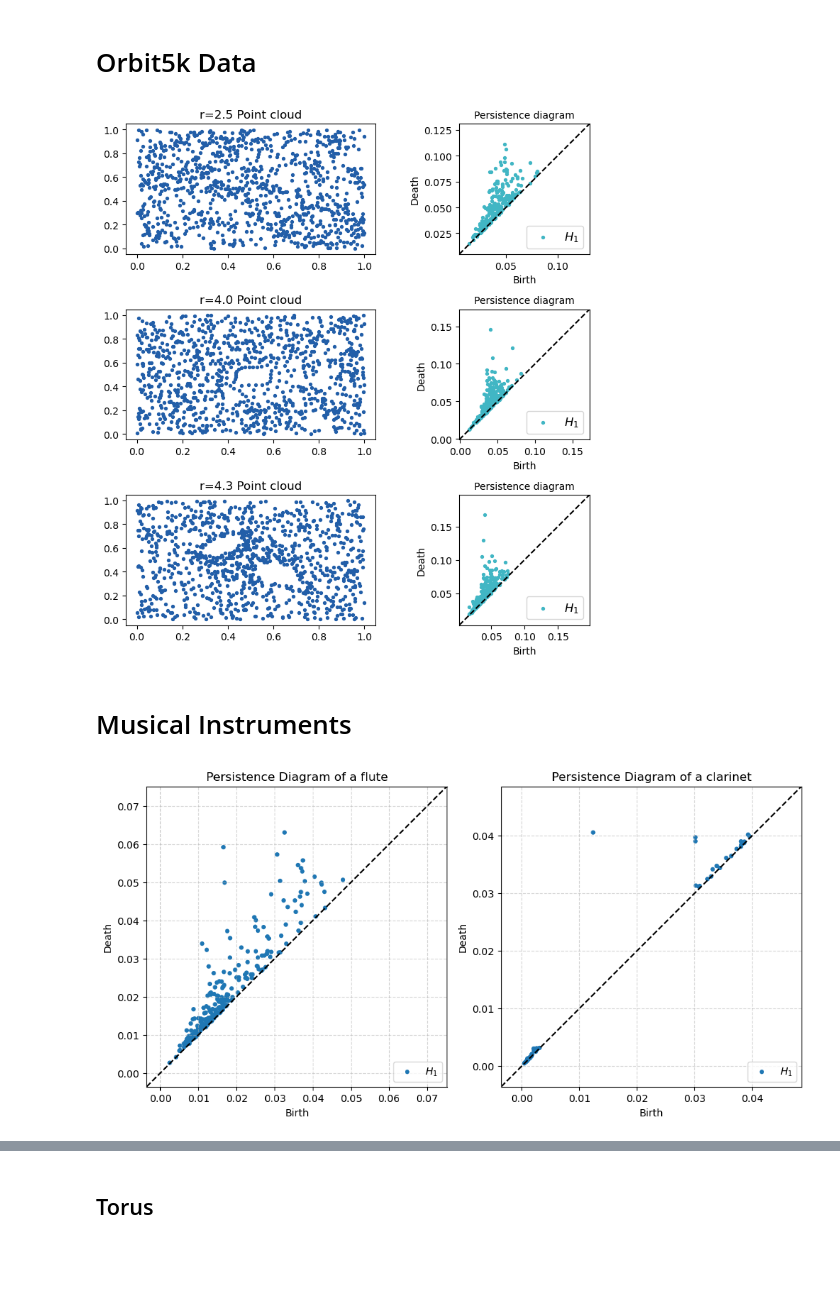
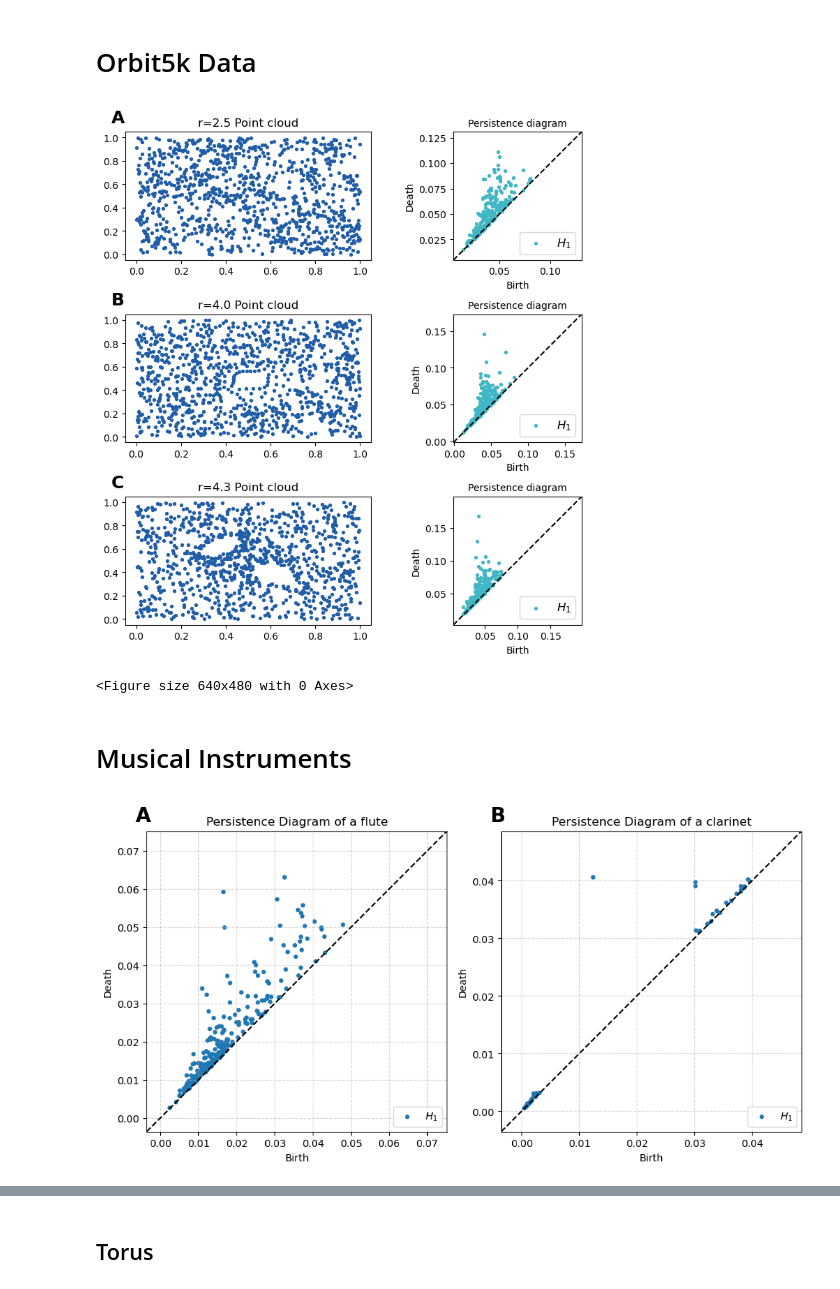
Before and after one commit to yeongunghan919/A_Two-Sample_Test_on_Weighted_Persistence_Intensity_Functions_in_Topological_Data_Analysis, a Jupyter notebook: Figures.ipynb, the cells around one changed output, grey strips where cells are left out. Drawn from its saved outputs; the diff is of its cells as text; code cells hidden in the pictures; blank space fills up the shorter version.

```diff
--- a/Figures.ipynb
+++ b/Figures.ipynb
@@ -379,6 +443,21 @@ axes[1].grid(True, linestyle="--", alpha=0.6)
 axes[1].legend(fontsize=15,title="Weight function",title_fontsize=15)
 
 plt.tight_layout()
+fig.canvas.draw()
+
+# Panel labels
+for ax, label in zip(axes, ["A", "B"]):
+    pos = ax.get_position()
+
+    fig.text(
+        pos.x0 - 0.015,
+        pos.y1 + 0.015,
+        label,
+        fontsize=20,
+        fontweight="bold",
+        ha="left",
+        va="bottom"
+    )
 plt.savefig("results/figures/figure_file/Cirlces_Simulation.png", dpi=300)
 plt.savefig("results/figures/figure_file/Cirlces_Simulation.pdf")
 plt.show()
@@ -438,34 +517,63 @@ PD_r3 = loadpkl('data/orbit_data/PD_r3.pkl')
 markers = {0: "^", 1: "o"}
 colors  = {0:"#225ea8", 1: "#41b6c4"}
 fig, axes = plt.subplots(3, 2, figsize=(8, 8))
 
 
 axes[0,0].scatter(X_r1[0][0][:,0],X_r1[0][0][:,1],s=8,color=colors[0])
 axes[0,0].set_title("r=2.5 Point cloud")
 deco_pd(ax=axes[0,1],diagrams=[1,PD_r1[0][0]],colors=colors,markers=markers,size=8,plot_only=[1],ticks=True,title='Persistence diagram')
 
 
 axes[1,0].scatter(X_r2[0][0][:,0],X_r2[0][0][:,1],s=8,color=colors[0])
 axes[1,0].set_title("r=4.0 Point cloud")
 
 # plot_diagrams([1,PD_r2[0][0]], plot_only=[1],ax=axes[1,1], title=None, xy_range=None, show=False)
 # axes[1,1].set_title("Persistence Diagram")
 deco_pd(ax=axes[1,1],diagrams=[1,PD_r2[0][0]],colors=colors,markers=markers,size=8,plot_only=[1],ticks=True,title='Persistence diagram')
 
 
 axes[2,0].scatter(X_r3[0][0][:,0],X_r3[0][0][:,1],s=8,color=colors[0])
 axes[2,0].set_title("r=4.3 Point cloud")
 
 # plot_diagrams([1,PD_r3[0][0]], plot_only=[1],ax=axes[2,1], title=None, xy_range=None, show=False)
 # axes[2,1].set_title("Persistence Diagram")
 deco_pd(ax=axes[2,1],diagrams=[1,PD_r3[0][0]],colors=colors,markers=markers,size=8,plot_only=[1],ticks=True,title='Persistence diagram')
 
 plt.tight_layout()
+fig.canvas.draw()
+
+# Each row is one panel
+for row, label in enumerate(["A", "B", "C"]):
+    pos = axes[row, 0].get_position()
+
+    fig.text(
+        pos.x0 - 0.025,
+        pos.y1 + 0.010,
+        label,
+        fontsize=18,
+        fontweight="bold",
+        ha="left",
+        va="bottom"
+    )
+
+plt.savefig(
+    "results/figures/figure_file/Orbit.png",
+    dpi=600,
+    bbox_inches="tight",
+    pad_inches=0.05
+)
+plt.savefig(
+    "results/figures/figure_file/Orbit.pdf",
+    bbox_inches="tight",
+    pad_inches=0.05
+)
+plt.show()
 plt.savefig("results/figures/figure_file/Orbit.png", dpi=300)
 plt.savefig("results/figures/figure_file/Orbit.pdf")
 plt.show()
 # %% [output]
-[figure, old version]
+[figure, new version]
+<Figure size 640x480 with 0 Axes>
 # %% [markdown]
 # Musical Instruments
 # %%
@@ -485,10 +593,25 @@ axes[1].set_title("Persistence Diagram of a clarinet", fontsize=12)
 axes[1].grid(True, linestyle="--", alpha=0.5)
 
 plt.tight_layout()
+fig.canvas.draw()
+
+# Panel labels
+for ax, label in zip(axes, ["A", "B"]):
+    pos = ax.get_position()
+
+    fig.text(
+        pos.x0 - 0.015,
+        pos.y1 + 0.015,
+        label,
+        fontsize=20,
+        fontweight="bold",
+        ha="left",
+        va="bottom"
+    )
 plt.savefig("results/figures/figure_file/PDsofsounds.pdf", dpi=300)
 plt.show()
 # %% [output]
-[figure, old version]
+[figure, new version]
 # %%
 def sample_sphere(n_points):
     phi = np.random.uniform(0, 2*np.pi, n_points)
```
Also changed, not shown: parts of 8 cells of this notebook, 15 other files.
